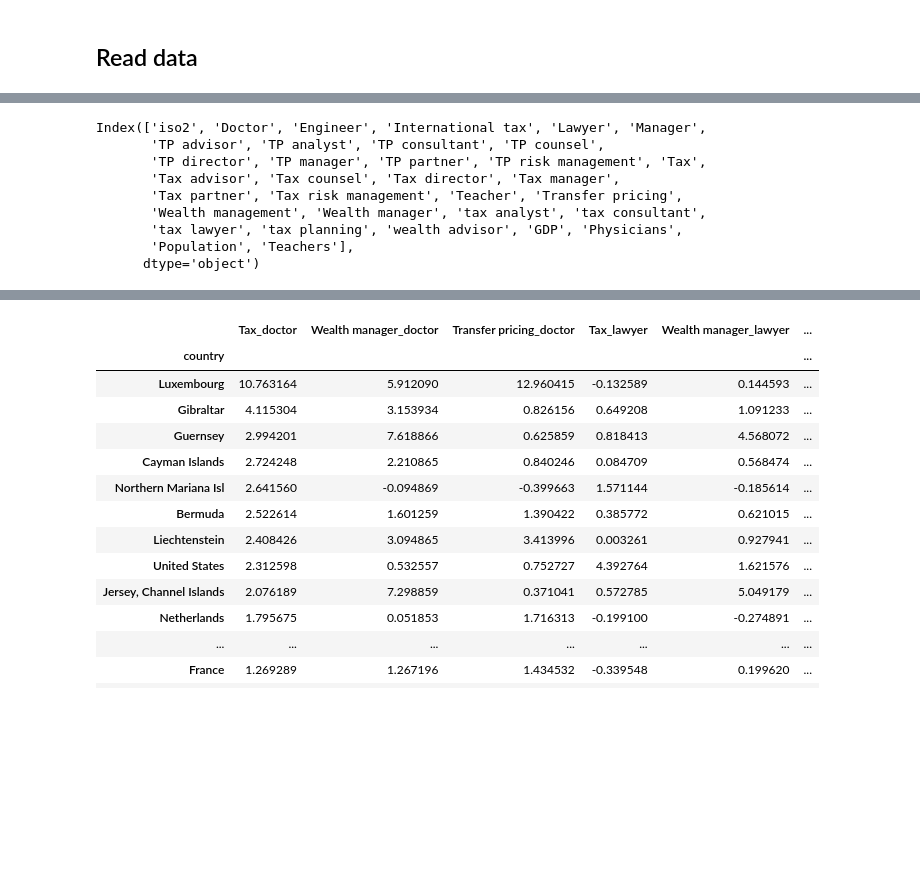
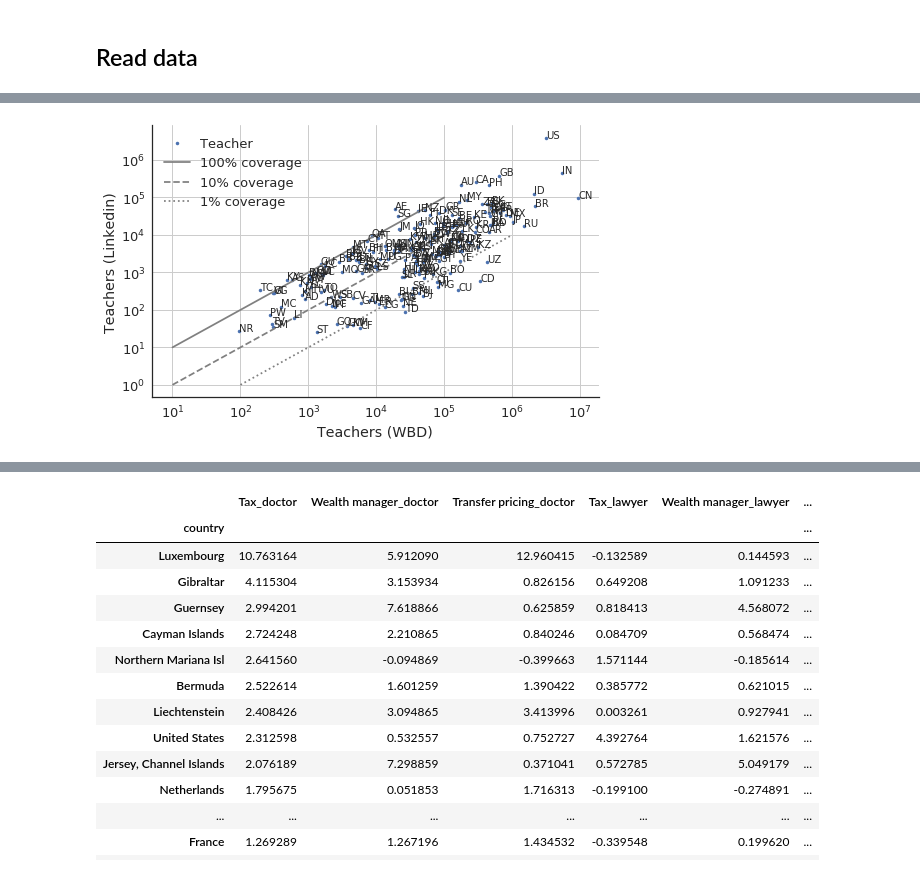
Before and after one commit to jgarciab/mapping_professions, a Jupyter notebook: analyze_data.ipynb, the cells around one changed output, grey strips where cells are left out. Saved outputs shown, nothing was run; the diff lists cells and outputs as text; code cells hidden in the pictures; blank space fills up the shorter version.

```diff
--- a/analyze_data.ipynb
+++ b/analyze_data.ipynb
@@ -81,12 +82,12 @@ plt.show()
-# %%
-professions.columns
-# %% [output]
-Index(['iso2', 'Doctor', 'Engineer', 'International tax', 'Lawyer', 'Manager',
-       'TP advisor', 'TP analyst', 'TP consultant', 'TP counsel',
-       'TP director', 'TP manager', 'TP partner', 'TP risk management', 'Tax',
-       'Tax advisor', 'Tax counsel', 'Tax director', 'Tax manager',
-       'Tax partner', 'Tax risk management', 'Teacher', 'Transfer pricing',
-       'Wealth management', 'Wealth manager', 'tax analyst', 'tax consultant',
-       'tax lawyer', 'tax planning', 'wealth advisor', 'GDP', 'Physicians',
-       'Population', 'Teachers'],
-      dtype='object')
+# %%
+plt.figure(figsize=(8,5))
+plot(professions,"Teachers","Teacher")
+plt.plot([10,1E5],[10,1E5],color="gray",label="100% coverage")
+plt.plot([10,1E5],[1,1E4],"--",color="gray",label="10% coverage")
+plt.plot([100,1E6],[1,1E4],":",color="gray",label="1% coverage")
+plt.xlabel("Teachers (WBD)")
+plt.ylabel("Teachers (Linkedin)")
+plt.legend()
+plt.show()
+# %% [output]
+[figure, added]
```
Also changed, not shown: parts of 4 cells of this notebook, 2 other files.
